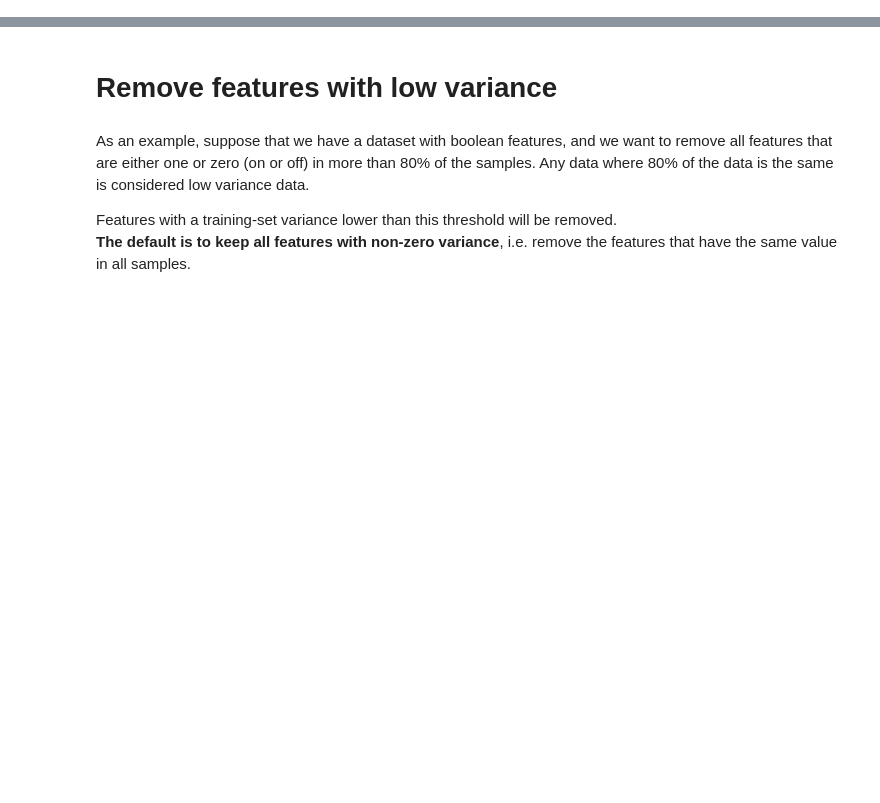
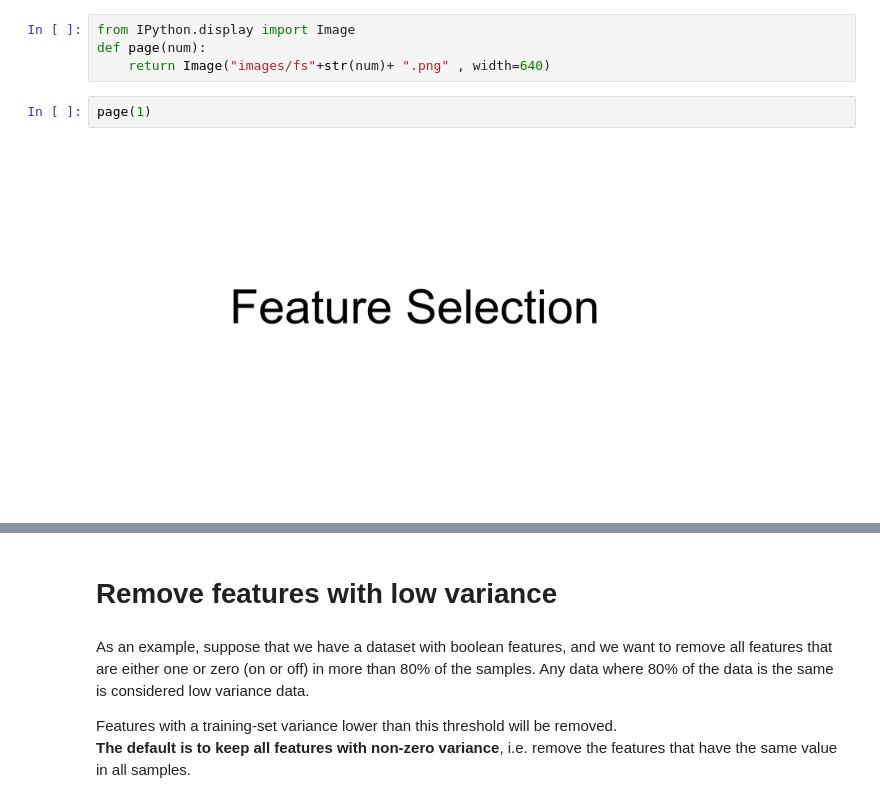
Before and after one commit to cagBRT/Machine-Learning, a Jupyter notebook: FeatureSelection1.ipynb, the cells around one changed output, grey strips where cells are left out. Cells and saved outputs as stored; diff of their text form; blank space fills up the shorter version.

```diff
--- a/FeatureSelection1.ipynb
+++ b/FeatureSelection1.ipynb
@@ -7,0 +26,8 @@
+# %%
+from IPython.display import Image
+def page(num):
+    return Image("images/fs"+str(num)+ ".png" , width=640)
+# %%
+page(1)
+# %% [output]
+[figure, added]
```
Also changed, not shown: parts of 11 cells of this notebook.
